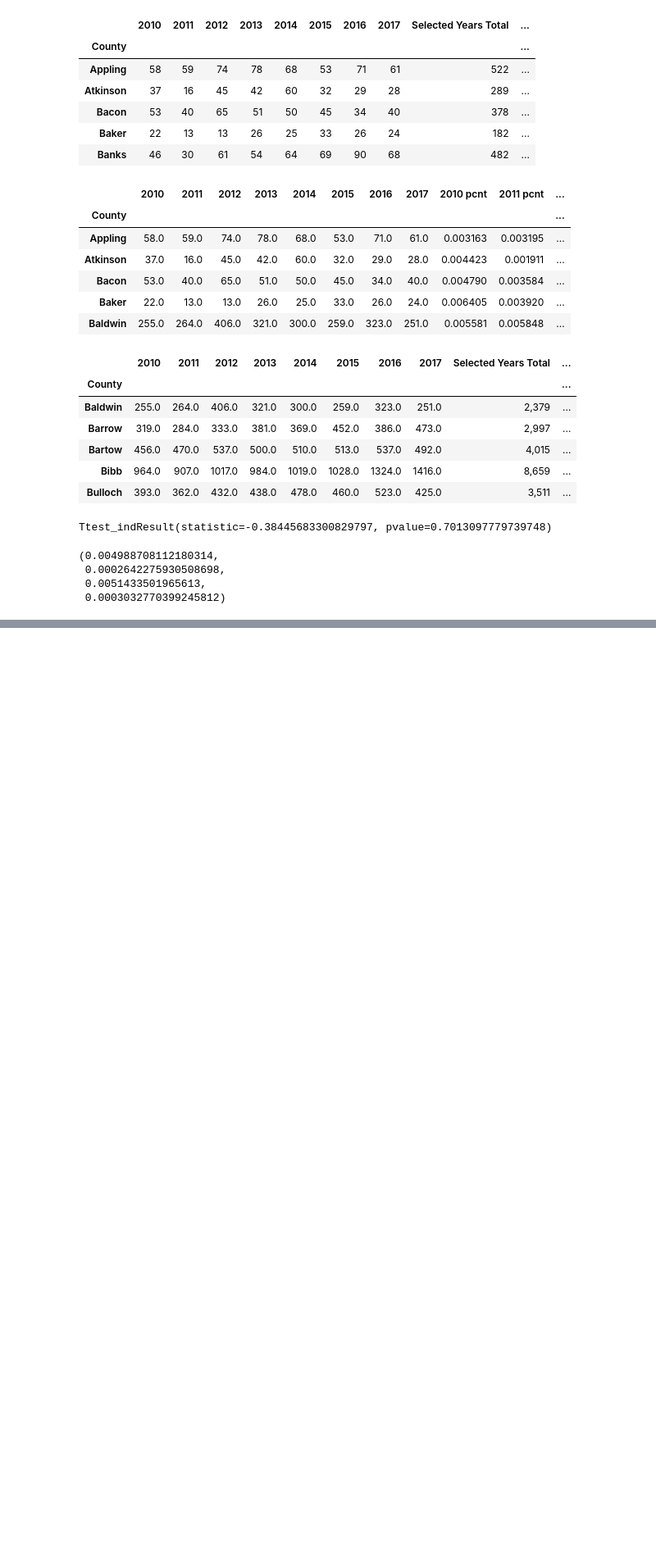
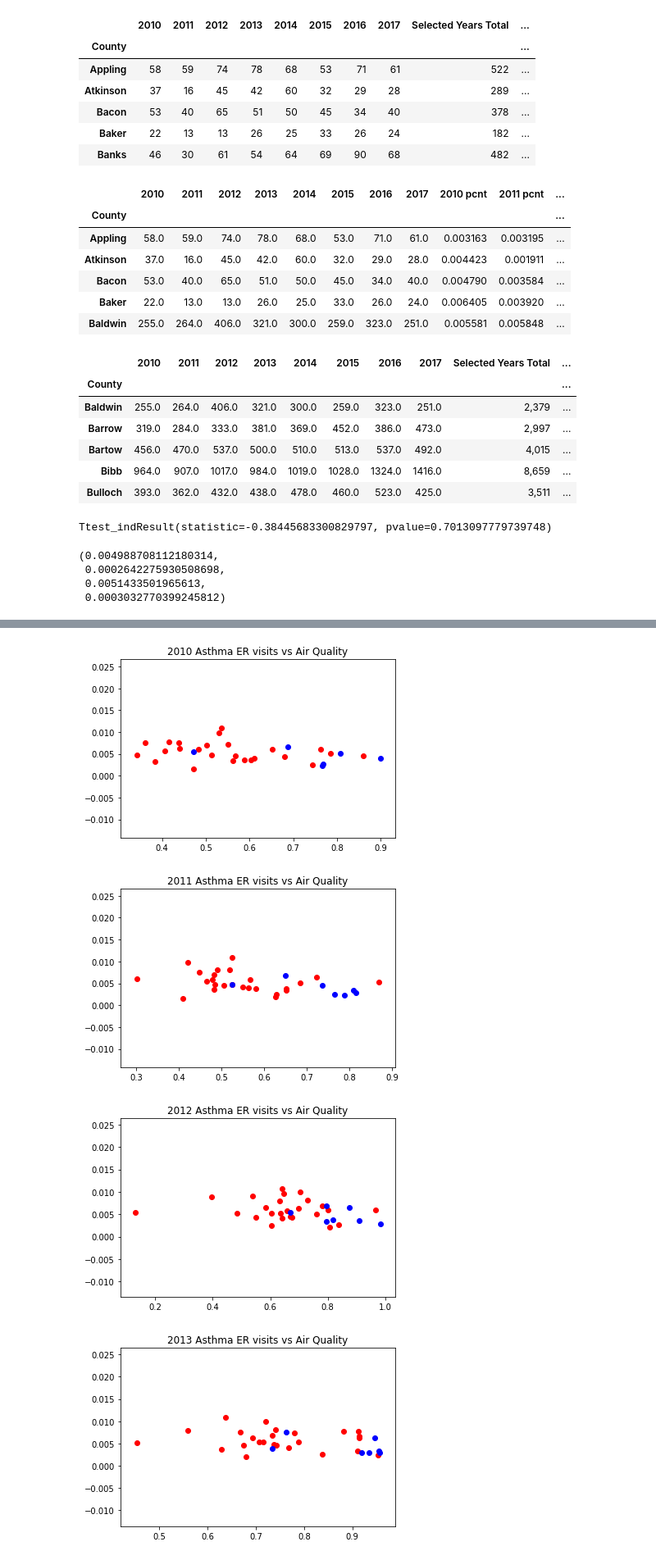
Before and after one commit to ghteds/healthproject, a Jupyter notebook: Code/jmplayingwithdata.ipynb, the cells around one changed output, grey strips where cells are left out. Shown at 82% size. Drawn from its saved outputs; the diff is of its cells as text; code cells hidden in the pictures; blank space fills up the shorter version.

Commit message:
added ttests and colors for rural vs urban

```diff
--- a/Code/jmplayingwithdata.ipynb
+++ b/Code/jmplayingwithdata.ipynb
@@ -249,0 +268,8 @@ rural_asthmadf['2010 pcnt'].mean(),rural_asthmadf['2010 pcnt'].sem(),urban_asthm
+# %%
+ruralcountylist = []
+urbancountylist = []
+for county in countylist:
+    if county in urban_asthmadf.index:
+        urbancountylist.append(county)
+    elif county in rural_asthmadf.index:
+        ruralcountylist.append(county)
@@ -249,0 +288,13 @@ rural_asthmadf['2010 pcnt'].mean(),rural_asthmadf['2010 pcnt'].sem(),urban_asthm
+# %%
+
+for i in np.arange(1,8):
+    plt.figure()
+    plt.scatter(mergeddf[f'Good Days ({2009+i})'].loc[urbancountylist]/mergeddf.loc[urbancountylist][f'Total Days ({2009+i})'],mergeddf.loc[urbancountylist][f'{2009+i} pcnt'], c='r')
+    plt.scatter(mergeddf[f'Good Days ({2009+i})'].loc[ruralcountylist]/mergeddf.loc[ruralcountylist][f'Total Days ({2009+i})'],mergeddf.loc[ruralcountylist][f'{2009+i} pcnt'], c='b')
+    plt.title(f'{2009+i} Asthma ER visits vs Air Quality')
+    plt.show()
+# %% [output]
+[figure, added]
+[figure, added]
+[figure, added]
+[figure, added]
```
Also changed, not shown: parts of 4 cells of this notebook.
